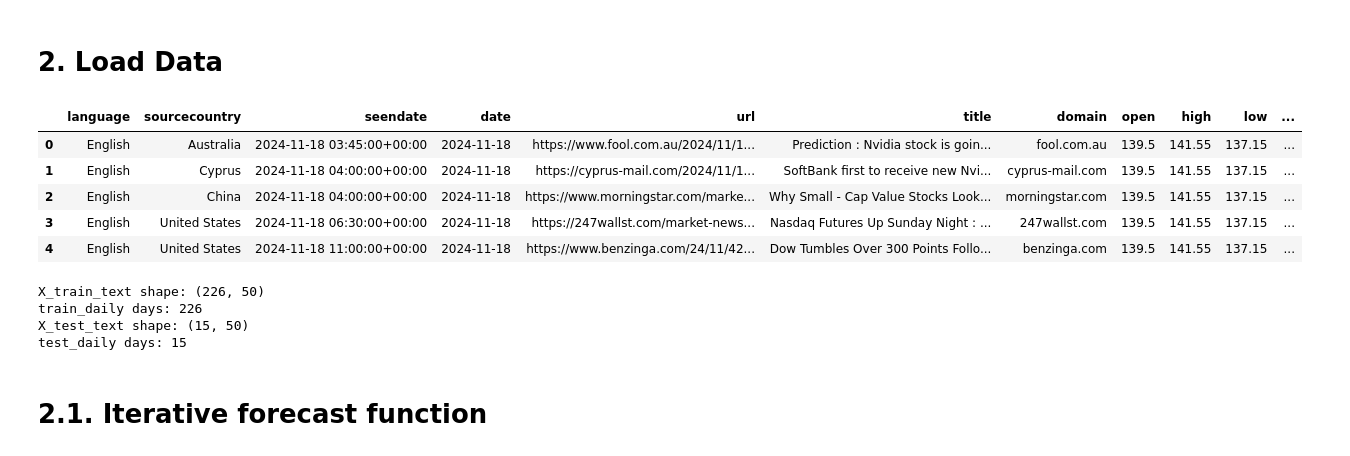
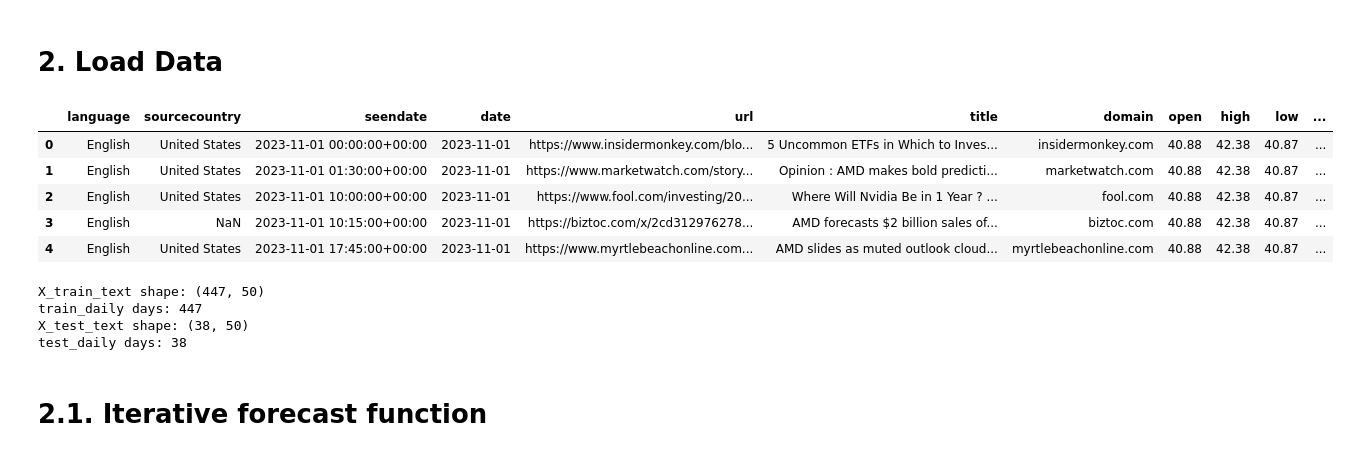
Before and after one commit to sahn1998/StockPrediction, a Jupyter notebook: model/regression.ipynb, the cells around one changed output. Drawn from its saved outputs; the diff is of its cells as text; code cells hidden in the pictures.

Commit message:
1 year worth of data added, changed TFIDF

```diff
--- a/model/regression.ipynb
+++ b/model/regression.ipynb
@@ -26,19 +26,19 @@ X_train_text = sparse.load_npz(f"{DATA_PATH}/tfidf/X_train_tfidf.npz") # Load tr
 X_test_text  = sparse.load_npz(f"{DATA_PATH}/tfidf/X_test_tfidf.npz") # Load testing TF-IDF matrix
 vectorizer   = joblib.load(f"{DATA_PATH}/tfidf/tfidf_vectorizer.pkl") # Load TF-IDF vectorizer
 # %%
-df_nvidia = pd.read_csv(DATA_PATH / "NVIDIA_Merged_20241101-Present.csv")
+df_nvidia = pd.read_csv(DATA_PATH / "NVIDIA_Merged_20231101-Present.csv")
 
 df_nvidia['date'] = pd.to_datetime(df_nvidia['date'])
 display(df_nvidia.head())
 # %% [output]
 |  | language | sourcecountry | seendate | date | url | title | domain | open | high | low | ... |
-| 0 | English | Australia | 2024-11-18 03:45:00+00:00 | 2024-11-18 | https://www.fool.com.au/2024/11/1... | Prediction : Nvidia stock is goin... | fool.com.au | 139.5 | 141.55 | 137.15 | ... |
-| 1 | English | Cyprus | 2024-11-18 04:00:00+00:00 | 2024-11-18 | https://cyprus-mail.com/2024/11/1... | SoftBank first to receive new Nvi... | cyprus-mail.com | 139.5 | 141.55 | 137.15 | ... |
-| 2 | English | China | 2024-11-18 04:00:00+00:00 | 2024-11-18 | https://www.morningstar.com/marke... | Why Small - Cap Value Stocks Look... | morningstar.com | 139.5 | 141.55 | 137.15 | ... |
-| 3 | English | United States | 2024-11-18 06:30:00+00:00 | 2024-11-18 | https://247wallst.com/market-news... | Nasdaq Futures Up Sunday Night : ... | 247wallst.com | 139.5 | 141.55 | 137.15 | ... |
-| 4 | English | United States | 2024-11-18 11:00:00+00:00 | 2024-11-18 | https://www.benzinga.com/24/11/42... | Dow Tumbles Over 300 Points Follo... | benzinga.com | 139.5 | 141.55 | 137.15 | ... |
+| 0 | English | United States | 2023-11-01 00:00:00+00:00 | 2023-11-01 | https://www.insidermonkey.com/blo... | 5 Uncommon ETFs in Which to Inves... | insidermonkey.com | 40.88 | 42.38 | 40.87 | ... |
+| 1 | English | United States | 2023-11-01 01:30:00+00:00 | 2023-11-01 | https://www.marketwatch.com/story... | Opinion : AMD makes bold predicti... | marketwatch.com | 40.88 | 42.38 | 40.87 | ... |
+| 2 | English | United States | 2023-11-01 10:00:00+00:00 | 2023-11-01 | https://www.fool.com/investing/20... | Where Will Nvidia Be in 1 Year ? ... | fool.com | 40.88 | 42.38 | 40.87 | ... |
+| 3 | English | NaN | 2023-11-01 10:15:00+00:00 | 2023-11-01 | https://biztoc.com/x/2cd312976278... | AMD forecasts $2 billion sales of... | biztoc.com | 40.88 | 42.38 | 40.87 | ... |
+| 4 | English | United States | 2023-11-01 17:45:00+00:00 | 2023-11-01 | https://www.myrtlebeachonline.com... | AMD slides as muted outlook cloud... | myrtlebeachonline.com | 40.88 | 42.38 | 40.87 | ... |
 # %%
-SPLIT_DATE = pd.Timestamp("2025-11-01")
+SPLIT_DATE = pd.Timestamp("2025-10-01")
 
 train_df = df_nvidia[df_nvidia["date"] < SPLIT_DATE].copy()
 test_df  = df_nvidia[df_nvidia["date"] >= SPLIT_DATE].copy()
@@ -70,10 +70,10 @@ print("train_daily days:", len(train_dates))
 print("X_test_text shape:", X_test_text.shape)
 print("test_daily days:", len(test_dates))
 # %% [output]
-X_train_text shape: (226, 50)
-train_daily days: 226
-X_test_text shape: (15, 50)
-test_daily days: 15
+X_train_text shape: (447, 50)
+train_daily days: 447
+X_test_text shape: (38, 50)
+test_daily days: 38
 # %% [markdown]
 # 2.1. Iterative forecast function
 # %%
```
Also changed, not shown: parts of 7 cells of this notebook, 26 other files.
